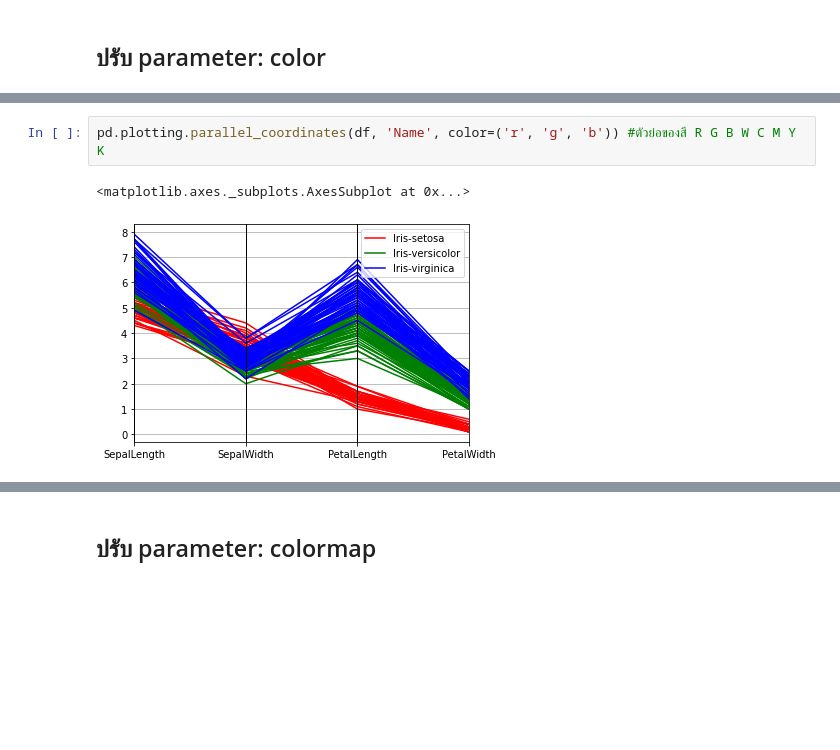
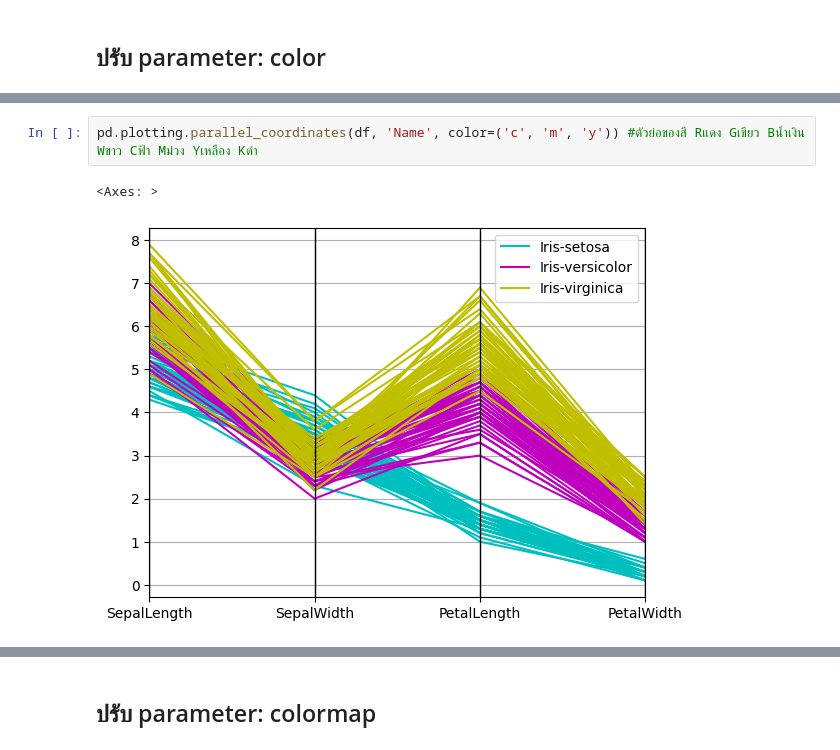
Before and after one commit to bunyanutn-droid/PythonDataViz, a Jupyter notebook: Visualize_Table_Data_(01).ipynb, the cells around one changed output, grey strips where cells are left out. Saved outputs shown, nothing was run; the diff lists cells and outputs as text; blank space fills up the shorter version.

```diff
--- a/Visualize_Table_Data_(01).ipynb
+++ b/Visualize_Table_Data_(01).ipynb
@@ -35,8 +35,8 @@ pd.plotting.parallel_coordinates(df, 'Name', color=('#FF00E0', '#00FFE2', '#ECFF
-# %%
-pd.plotting.parallel_coordinates(df, 'Name', color=('r', 'g', 'b')) #ตัวย่อของสี R G B W C M Y K
-# %% [output]
-<matplotlib.axes._subplots.AxesSubplot at 0x...>
-[figure, removed]
+# %%
+pd.plotting.parallel_coordinates(df, 'Name', color=('c', 'm', 'y')) #ตัวย่อของสี Rแดง Gเขียว Bน้ำเงิน Wขาว Cฟ้า Mม่วง Yเหลือง Kดำ
+# %% [output]
+<Axes: >
+[figure, added]
 # %%
 pd.plotting.parallel_coordinates(df, 'Name', color=((1,0.8,0), (0,0.7,0), (0.6,0,1))) #rgb value (r,g,b) | r,g,b -> [0,1]
 # %% [output]
```
Also changed, not shown: parts of 3 cells of this notebook.
